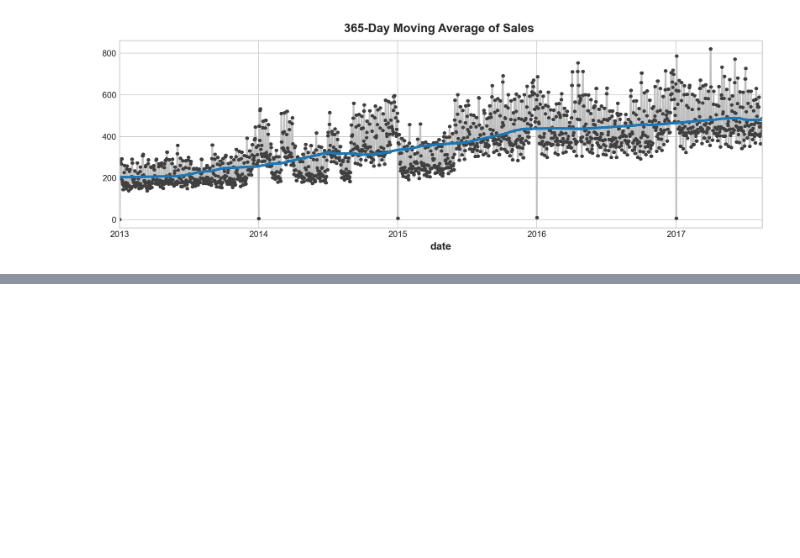
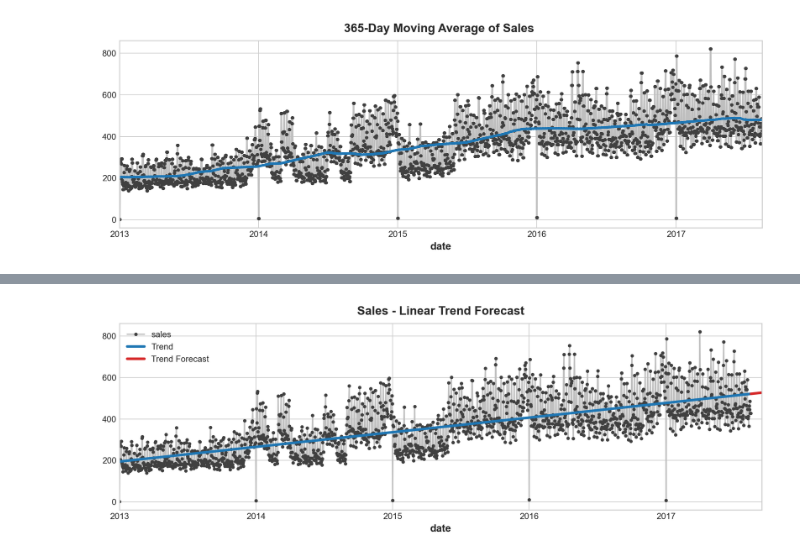
Before and after one commit to rohovskoi/store_sales_supervised_ml, a Jupyter notebook: store_sales_test.ipynb, the cells around one changed output, grey strips where cells are left out. Cells and saved outputs as stored; diff of their text form; code cells hidden in the pictures; blank space fills up the shorter version.

```diff
--- a/store_sales_test.ipynb
+++ b/store_sales_test.ipynb
@@ -214,0 +255,8 @@ dp = DeterministicProcess(
+# %%
+ax = avg_sales["2013-01":].plot(
+    title="Sales - Linear Trend Forecast", **plot_params)
+ax = y_pred["2013-01":].plot(ax=ax, linewidth=3, label="Trend")
+ax = y_fore.plot(ax=ax, linewidth=3, label="Trend Forecast", color="C3")
+_ = ax.legend()
+# %% [output]
+[figure, added]
```
Also changed, not shown: parts of 9 cells of this notebook.
